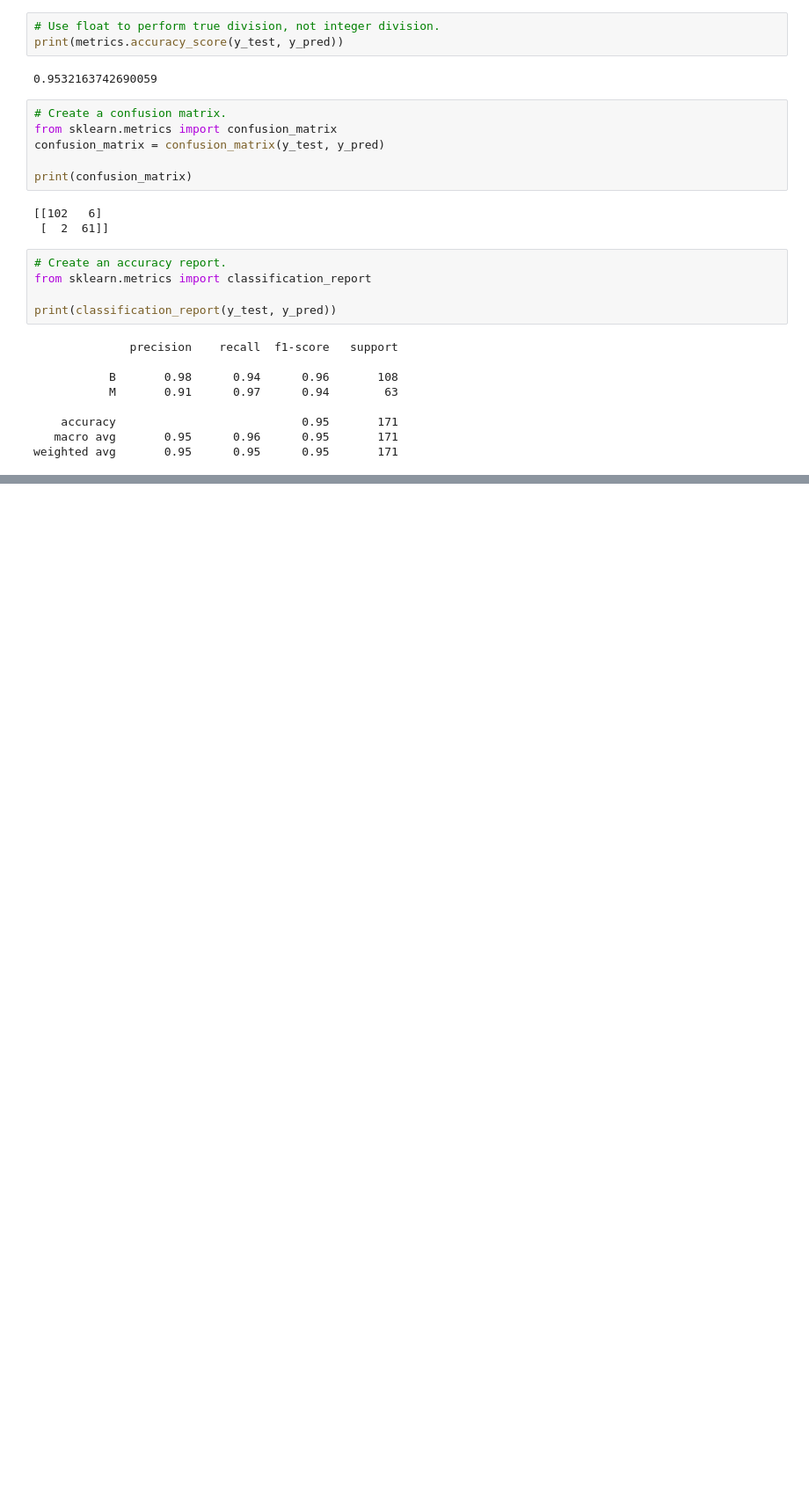
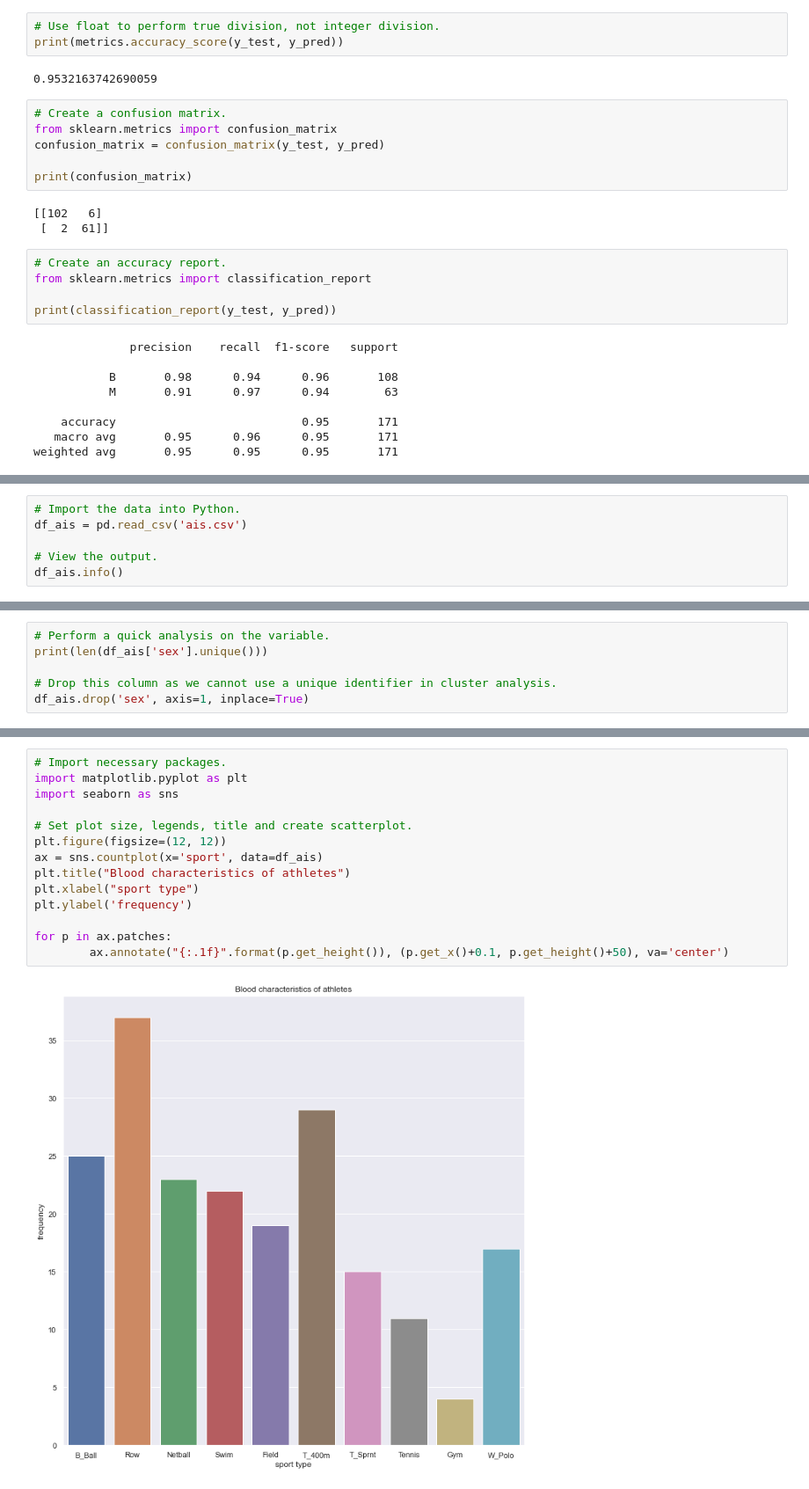
Before and after one commit to JavierConde1976/LSE_DA301_Week_2_Demonstrations, a Jupyter notebook: LSE_DA301_Week_2_Demonstrations.ipynb, the cells around one changed output, grey strips where cells are left out. Shown at 88% size. Drawn from its saved outputs; the diff is of its cells as text; blank space fills up the shorter version.

```diff
--- a/LSE_DA301_Week_2_Demonstrations.ipynb
+++ b/LSE_DA301_Week_2_Demonstrations.ipynb
@@ -2369,0 +2577,6 @@ weighted avg       0.95      0.95      0.95       171
+# %%
+# Import the data into Python.
+df_ais = pd.read_csv('ais.csv')
+
+# View the output.
+df_ais.info()
@@ -2369,0 +2639,6 @@ weighted avg       0.95      0.95      0.95       171
+# %%
+# Perform a quick analysis on the variable.
+print(len(df_ais['sex'].unique()))
+
+# Drop this column as we cannot use a unique identifier in cluster analysis.
+df_ais.drop('sex', axis=1, inplace=True)
@@ -2369,0 +2660,16 @@ weighted avg       0.95      0.95      0.95       171
+# %%
+# Import necessary packages.
+import matplotlib.pyplot as plt
+import seaborn as sns
+
+# Set plot size, legends, title and create scatterplot.
+plt.figure(figsize=(12, 12))
+ax = sns.countplot(x='sport', data=df_ais)
+plt.title("Blood characteristics of athletes")
+plt.xlabel("sport type")
+plt.ylabel('frequency')
+
+for p in ax.patches:
+        ax.annotate("{:.1f}".format(p.get_height()), (p.get_x()+0.1, p.get_height()+50), va='center')
+# %% [output]
+[figure, added]
```
Also changed, not shown: parts of 54 cells of this notebook.
